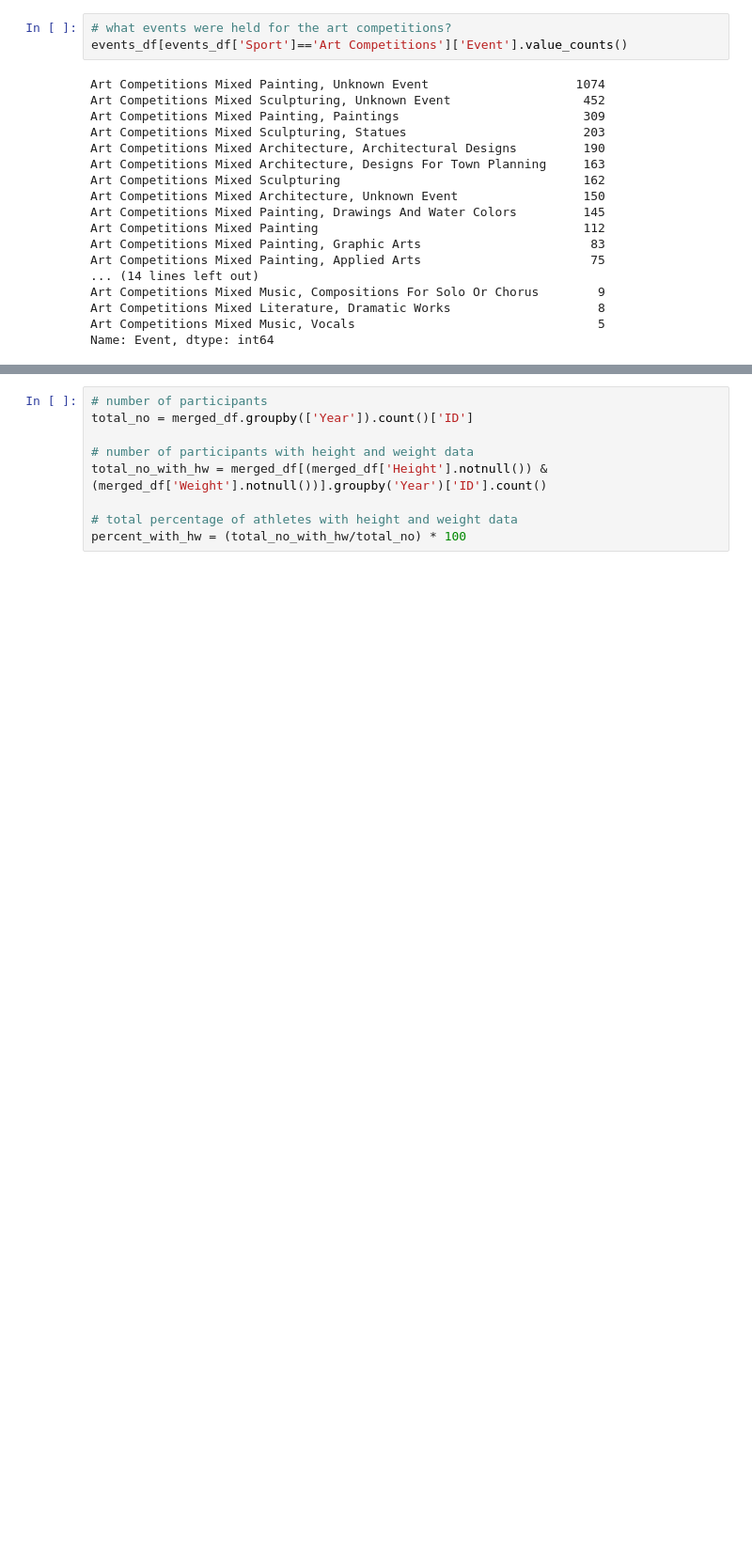
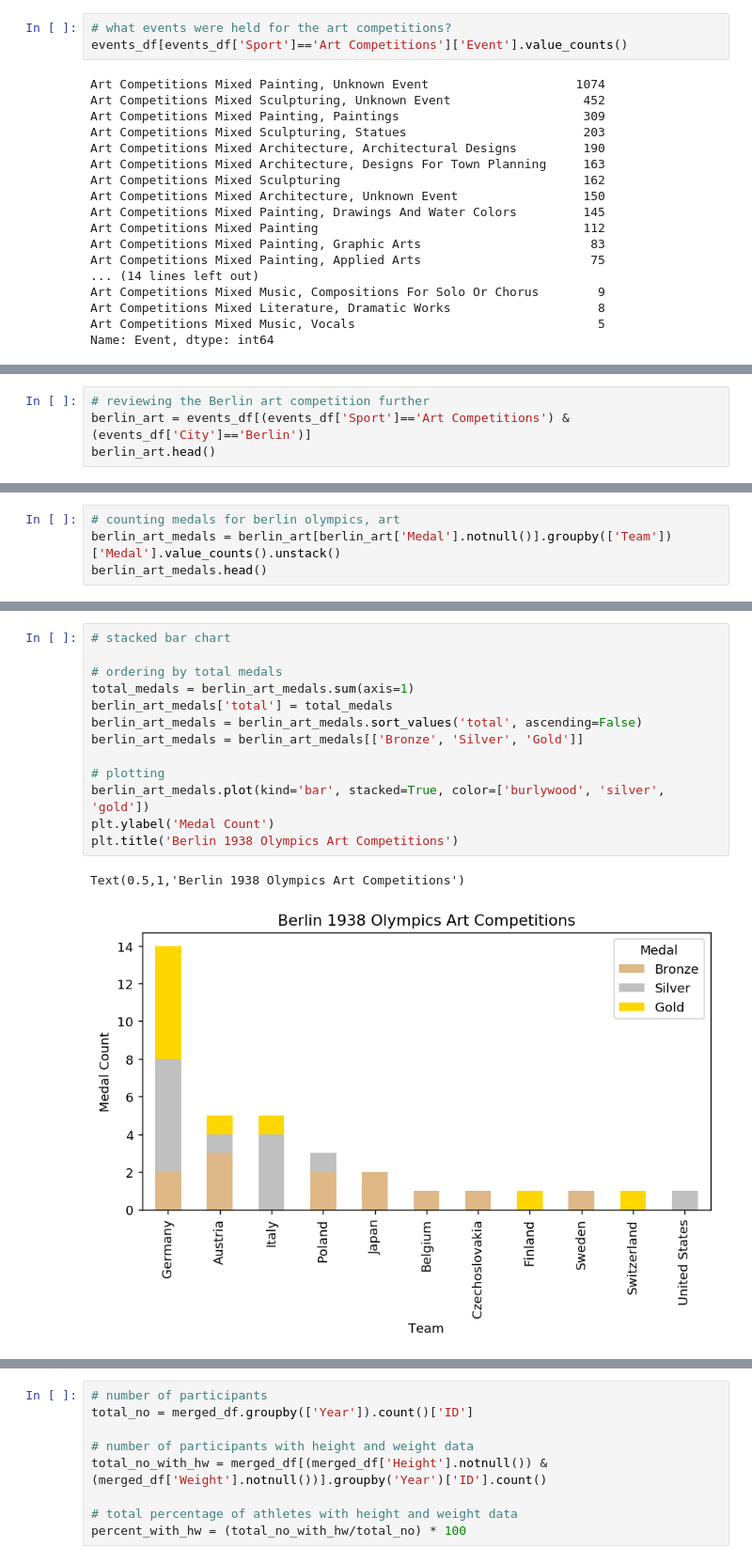
Before and after one commit to yasirdin/kaggle-olympic, a Jupyter notebook: data_exploration_v1.ipynb, the cells around one changed output, grey strips where cells are left out. Shown at 94% size. Drawn from its saved outputs; the diff is of its cells as text; blank space fills up the shorter version.

```diff
--- a/data_exploration_v1.ipynb
+++ b/data_exploration_v1.ipynb
@@ -582,0 +606,4 @@ plt.legend()
+# %%
+# reviewing the Berlin art competition further
+berlin_art = events_df[(events_df['Sport']=='Art Competitions') & (events_df['City']=='Berlin')]
+berlin_art.head()
@@ -582,0 +617,4 @@ plt.legend()
+# %%
+# counting medals for berlin olympics, art
+berlin_art_medals = berlin_art[berlin_art['Medal'].notnull()].groupby(['Team'])['Medal'].value_counts().unstack()
+berlin_art_medals.head()
@@ -582,0 +629,16 @@ plt.legend()
+# %%
+# stacked bar chart
+
+# ordering by total medals
+total_medals = berlin_art_medals.sum(axis=1)
+berlin_art_medals['total'] = total_medals
+berlin_art_medals = berlin_art_medals.sort_values('total', ascending=False)
+berlin_art_medals = berlin_art_medals[['Bronze', 'Silver', 'Gold']]
+
+# plotting
+berlin_art_medals.plot(kind='bar', stacked=True, color=['burlywood', 'silver', 'gold'])
+plt.ylabel('Medal Count')
+plt.title('Berlin 1938 Olympics Art Competitions')
+# %% [output]
+Text(0.5,1,'Berlin 1938 Olympics Art Competitions')
+[figure, added]
```
Also changed, not shown: parts of 10 cells of this notebook.
